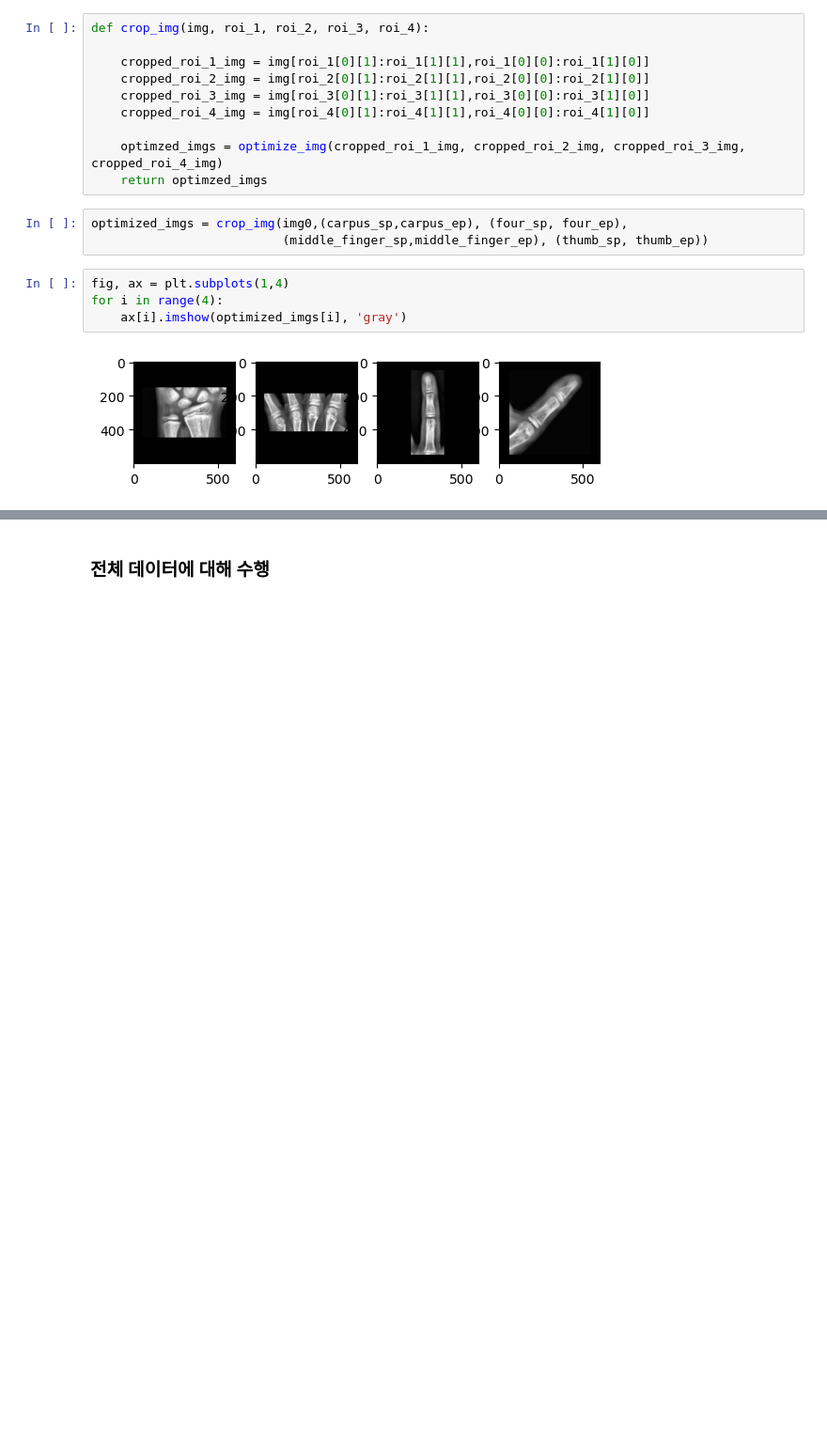
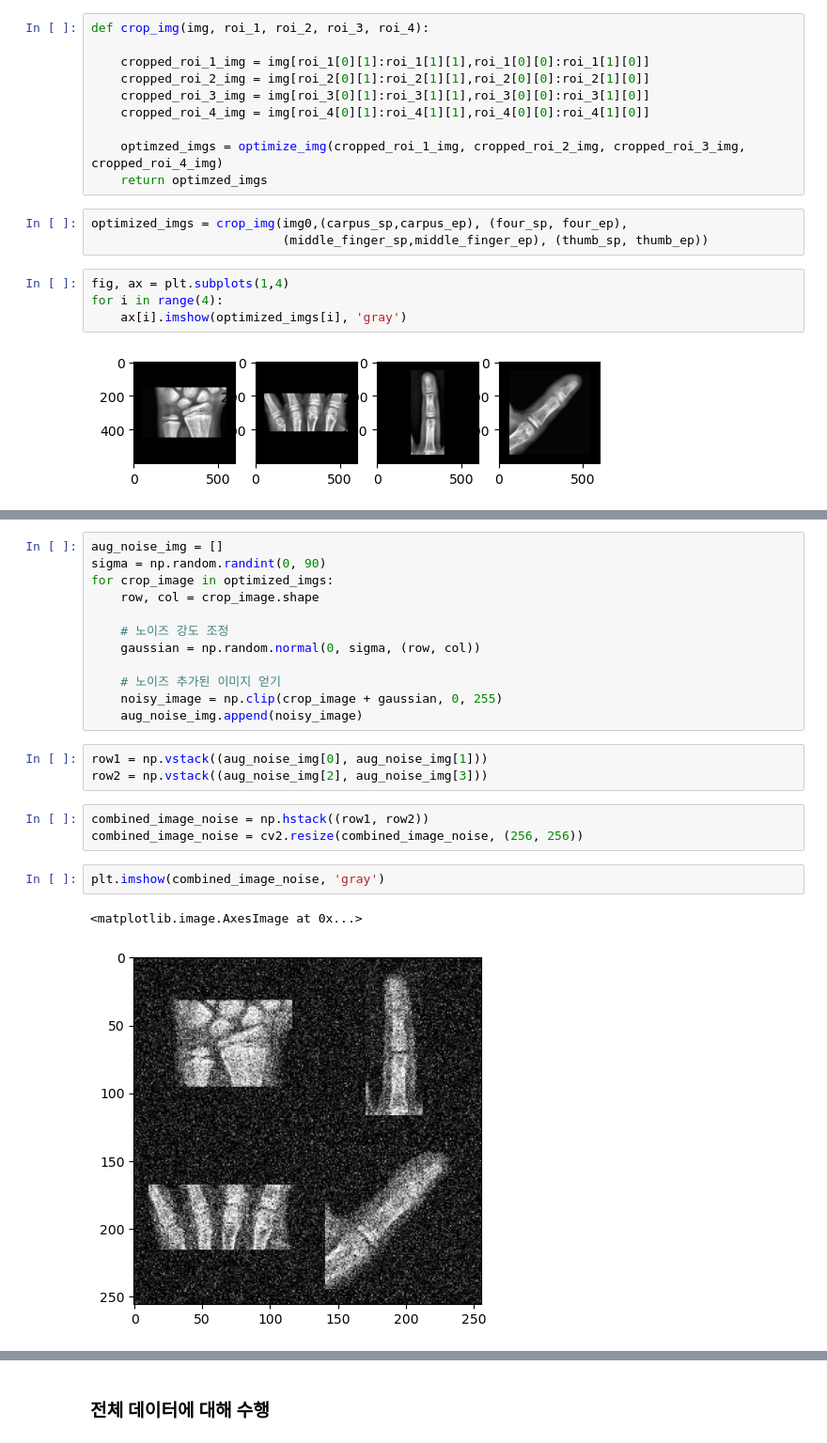
Before and after one commit to Junoflows/BoneAge_Project, a Jupyter notebook: image_roi.ipynb, the cells around one changed output, grey strips where cells are left out. Shown at 94% size. Cells and saved outputs as stored; diff of their text form; blank space fills up the shorter version.

```diff
--- a/image_roi.ipynb
+++ b/image_roi.ipynb
@@ -377,0 +369,23 @@ plt.imshow(combined_image_rot, 'gray')
+# %%
+aug_noise_img = []
+sigma = np.random.randint(0, 90)
+for crop_image in optimized_imgs:
+    row, col = crop_image.shape
+
+    # 노이즈 강도 조정
+    gaussian = np.random.normal(0, sigma, (row, col))
+
+    # 노이즈 추가된 이미지 얻기
+    noisy_image = np.clip(crop_image + gaussian, 0, 255)
+    aug_noise_img.append(noisy_image)
+# %%
+row1 = np.vstack((aug_noise_img[0], aug_noise_img[1]))
+row2 = np.vstack((aug_noise_img[2], aug_noise_img[3]))
+# %%
+combined_image_noise = np.hstack((row1, row2))
+combined_image_noise = cv2.resize(combined_image_noise, (256, 256))
+# %%
+plt.imshow(combined_image_noise, 'gray')
+# %% [output]
+<matplotlib.image.AxesImage at 0x...>
+[figure, added]
```
Also changed, not shown: parts of 5 cells of this notebook.
